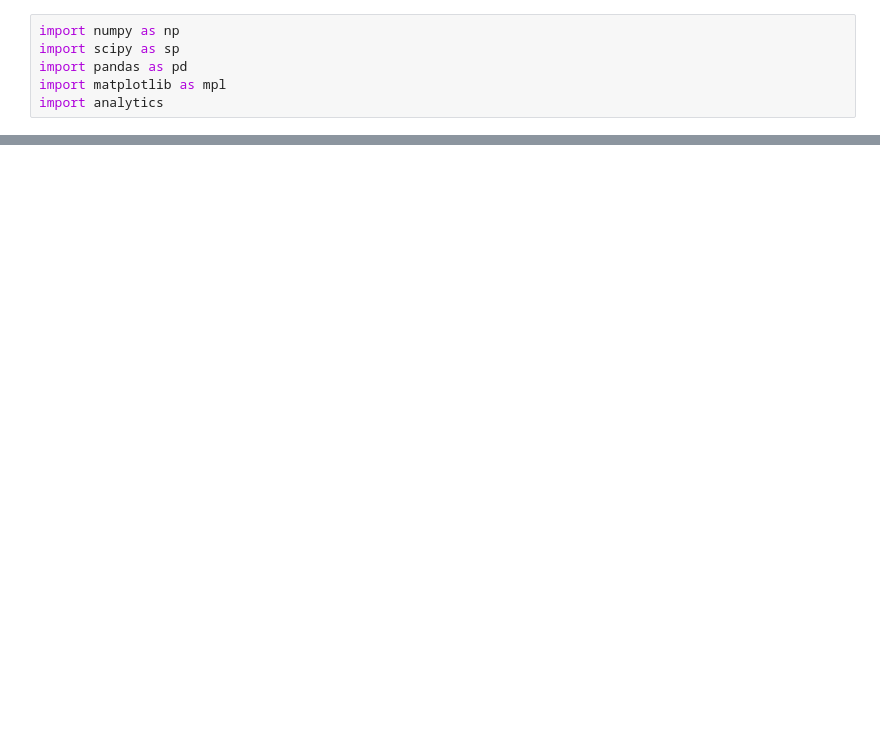
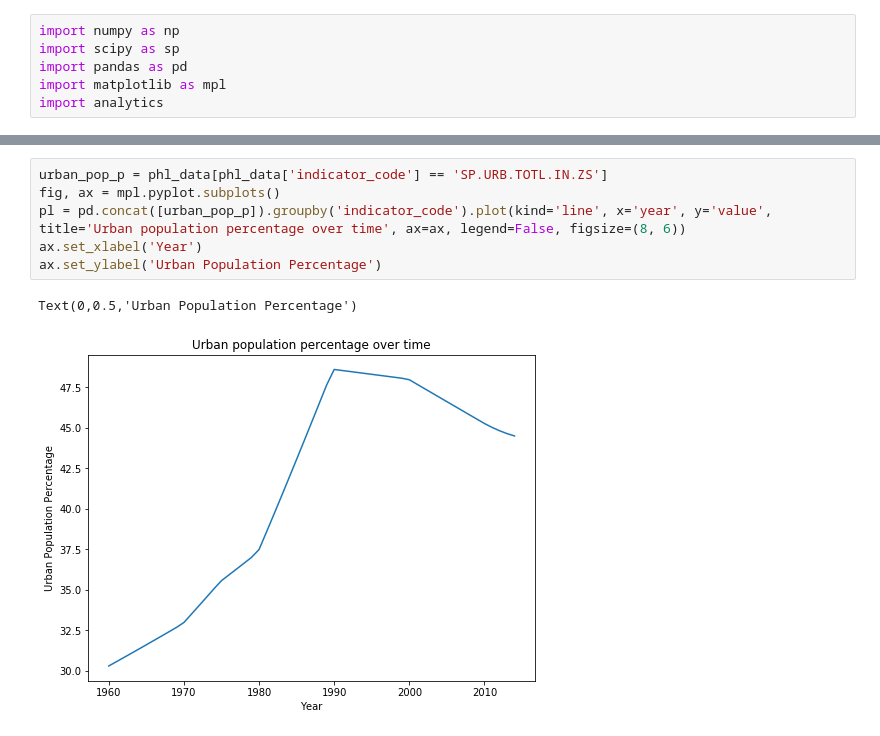
Before and after one commit to jetsalinas/res3-stats, a Jupyter notebook: run_notebook.ipynb, the cells around one changed output, grey strips where cells are left out. Drawn from its saved outputs; the diff is of its cells as text; blank space fills up the shorter version.

```diff
--- a/run_notebook.ipynb
+++ b/run_notebook.ipynb
@@ -13,0 +56,9 @@ gdp.plot(kind='line', x='year', y='value', title='GDP in 2005 USD', legend=False
+# %%
+urban_pop_p = phl_data[phl_data['indicator_code'] == 'SP.URB.TOTL.IN.ZS']
+fig, ax = mpl.pyplot.subplots()
+pl = pd.concat([urban_pop_p]).groupby('indicator_code').plot(kind='line', x='year', y='value', title='Urban population percentage over time', ax=ax, legend=False, figsize=(8, 6))
+ax.set_xlabel('Year')
+ax.set_ylabel('Urban Population Percentage')
+# %% [output]
+Text(0,0.5,'Urban Population Percentage')
+[figure, added]
```
Also changed, not shown: parts of 8 cells of this notebook.
